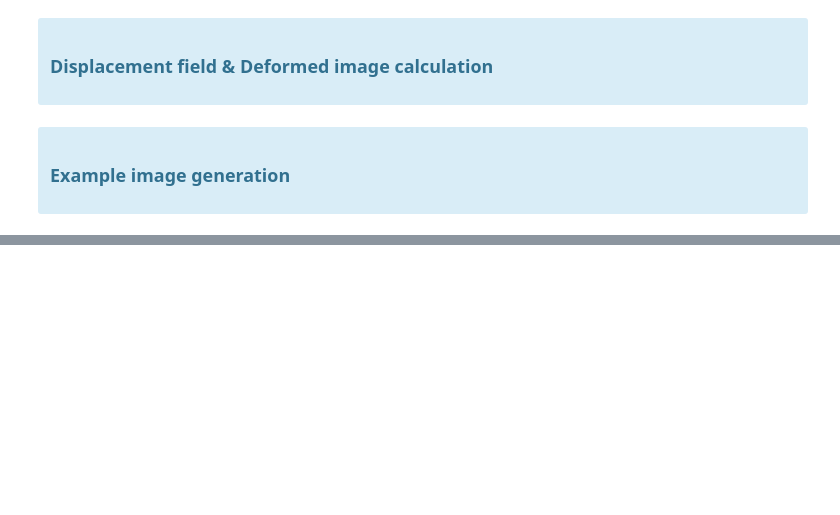
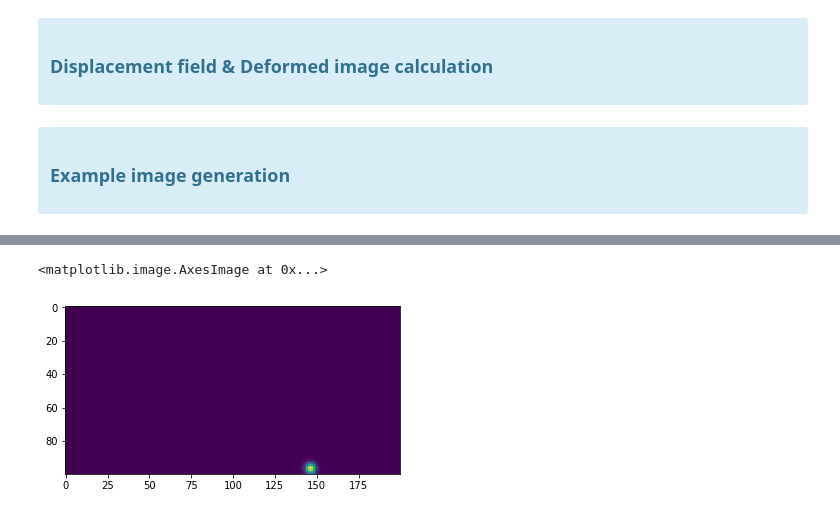
Before and after one commit to diminou/ImageTrackingCNN, a Jupyter notebook: Raw_image_gen.ipynb, the cells around one changed output, grey strips where cells are left out. Cells and saved outputs as stored; diff of their text form; code cells hidden in the pictures; blank space fills up the shorter version.

```diff
--- a/Raw_image_gen.ipynb
+++ b/Raw_image_gen.ipynb
@@ -112,0 +156,5 @@ cv2.destroyAllWindows()
+# %%
+plt.imshow(yd)
+# %% [output]
+<matplotlib.image.AxesImage at 0x...>
+[figure, added]
```
Also changed, not shown: parts of 38 cells of this notebook, 3 other files.
